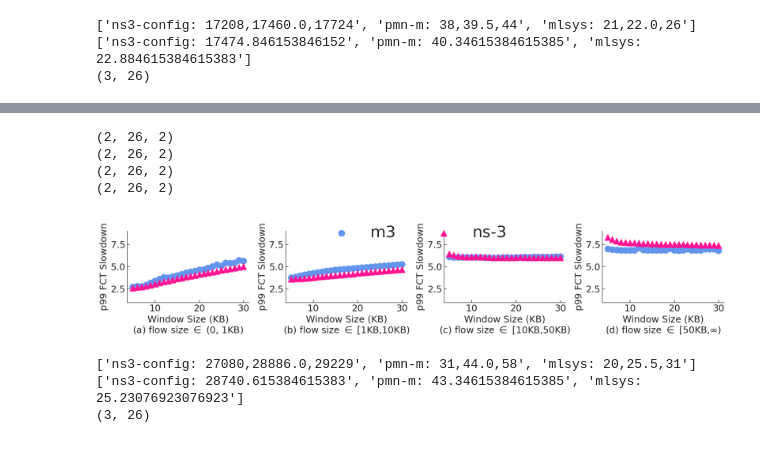
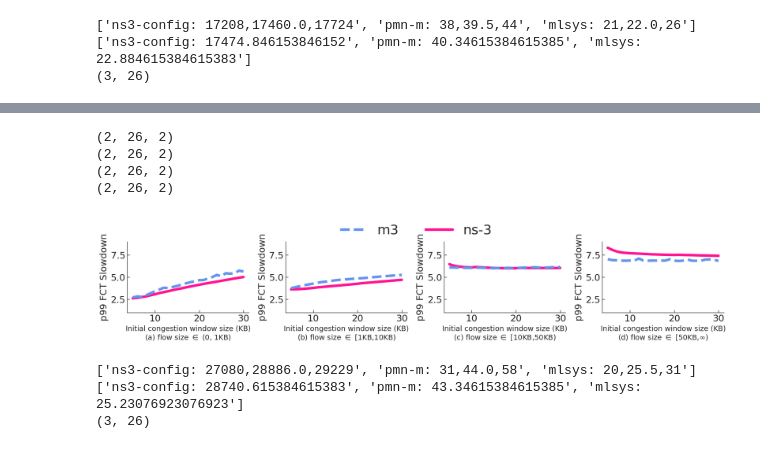
Before and after one commit to uw-polestar/parsimon-eval, a Jupyter notebook: expts/fig_8/analysis/main_counterfactual_demo.ipynb, the cells around one changed output, grey strips where cells are left out. Saved outputs shown, nothing was run; the diff lists cells and outputs as text; code cells hidden in the pictures.

```diff
--- a/expts/fig_8/analysis/main_counterfactual_demo.ipynb
+++ b/expts/fig_8/analysis/main_counterfactual_demo.ipynb
@@ -279,6 +279,7 @@ color_list = [
     "cornflowerblue",
     "deeppink",
 ]
+line_list = ["--","-", "-.", ":"]
 for i in range(1, 5):
     res_tmp=res[:,i]
     plot_res=[]
@@ -302,7 +303,9 @@ for i in range(1, 5):
 
     # Plotting on the selected subplot
     for line_idx,line in enumerate(plot_res):
-        ax.scatter(line[:,0], line[:,1], s=150,color=color_list[line_idx],marker=markertype_list[line_idx])  # Adjust marker size as needed
+        # ax.scatter(line[:,0], line[:,1], s=100,color=color_list[line_idx],marker=markertype_list[line_idx])  # Adjust marker size as needed
+        ax.plot(line[:, 0], line[:, 1], color=color_list[line_idx],linewidth=5,linestyle=line_list[line_idx],zorder=10-line_idx)
+
     ax.set_xlabel(f'HPCC-$\eta$ (%)\n{size_legend_list[i-1]}',fontsize=_fontsize)
     ax.set_ylabel('p99 FCT Slowdown',fontsize=_fontsize)
     # ax.legend(['m3', 'ns-3'], loc=loc_list[i-1], fontsize=20, frameon=False, ncol=2)
@@ -311,7 +314,7 @@ for i in range(1, 5):
     ax.tick_params(axis='both', which='major', labelsize=_fontsize)
 # Adjust layout
 
-fig.legend(['m3', 'ns-3'], loc='upper center', bbox_to_anchor=(0.5, 1.1), ncol=len(labels), fontsize=_fontsize+13, frameon=False)
+fig.legend(['m3', 'ns-3'], loc='upper center', bbox_to_anchor=(0.5, 1.2), ncol=len(labels), fontsize=_fontsize+8, frameon=False, markerscale=1.5)
 # plt.tight_layout()
 plt.subplots_adjust(wspace=0.3)
 plt.savefig(f"figs/counterfactual_hpeta.pdf", bbox_inches="tight", pad_inches=0)
@@ -551,37 +554,38 @@ for i in range(1, 5):
     plot_res=np.array(plot_res)
     plot_res=plot_res.transpose(1, 0, 2)
     print(plot_res.shape)
 
     # Select the subplot to draw on
     ax = axs[i-1]
 
     ax.spines["right"].set_visible(False)
     ax.spines["top"].set_visible(False)
 
     ax.tick_params(axis="y", direction="in")
     ax.tick_params(axis="x", direction="in")
 
     # Plotting on the selected subplot
     for line_idx,line in enumerate(plot_res):
-        ax.scatter(line[:,0], line[:,1], s=150,color=color_list[line_idx],marker=markertype_list[line_idx])  # Adjust marker size as needed
-    ax.set_xlabel(f'Window Size (KB)\n{size_legend_list[i-1]}',fontsize=_fontsize)
+        # ax.scatter(line[:,0], line[:,1], s=100,color=color_list[line_idx],marker=markertype_list[line_idx])  # Adjust marker size as needed
+        ax.plot(line[:, 0], line[:, 1], color=color_list[line_idx],linewidth=5,linestyle=line_list[line_idx],zorder=10-line_idx)  # Adjust marker size as needed
+    ax.set_xlabel(f'Initial congestion window size (KB)\n{size_legend_list[i-1]}',fontsize=_fontsize-4)
     ax.set_ylabel('p99 FCT Slowdown',fontsize=_fontsize)
     # ax.legend(['m3', 'ns-3'], loc=loc_list[i-1], fontsize=20, frameon=False, ncol=2)
 
     ax.set_ylim([1, 9])
     ax.tick_params(axis='both', which='major', labelsize=_fontsize)
 # Adjust layout
 
-fig.legend(['m3', 'ns-3'], loc='upper center', bbox_to_anchor=(0.5, 1.1), ncol=len(labels), fontsize=_fontsize+13, frameon=False)
+fig.legend(['m3', 'ns-3'], loc='upper center', bbox_to_anchor=(0.5, 1.2), ncol=len(labels), fontsize=_fontsize+8, frameon=False, markerscale=1.5)
 # plt.tight_layout()
 plt.subplots_adjust(wspace=0.3)
 plt.savefig(f"figs/counterfactual_window.pdf", bbox_inches="tight", pad_inches=0)
 # %% [output]
 (2, 26, 2)
 (2, 26, 2)
 (2, 26, 2)
 (2, 26, 2)
-[figure, old version]
+[figure, new version]
 # %%
 root_dir_baseline="../data_window"
 time_elapsed=defaultdict(lambda:[])
```
Also changed, not shown: parts of 3 cells of this notebook, 38 other files.
